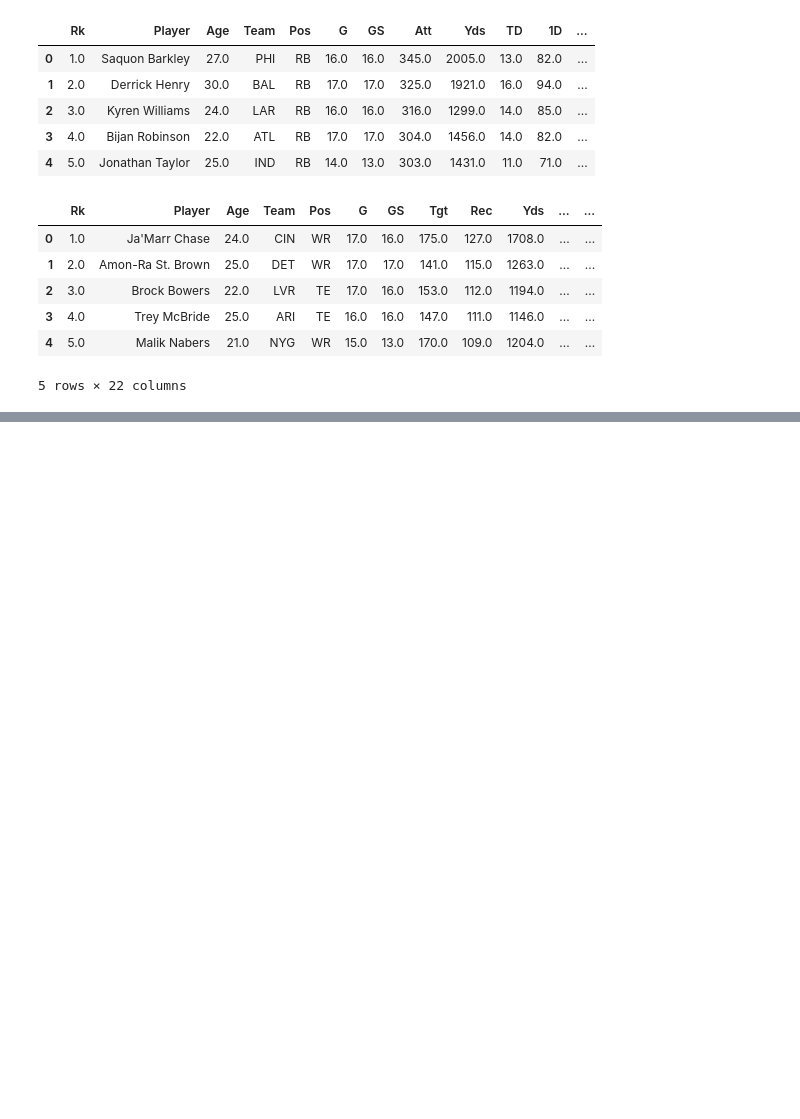
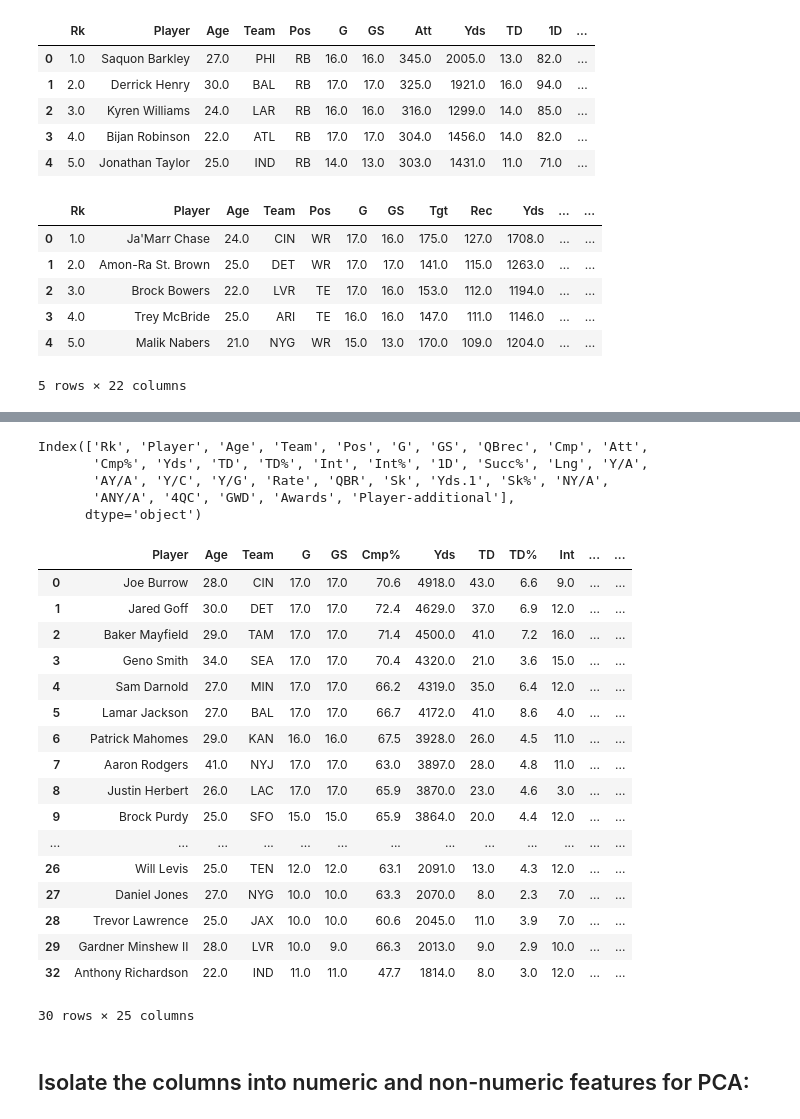
Before and after one commit to jake-lukasik/NFL-Player-Clustering, a Jupyter notebook: code-notebooks/NFL-Player-Clustering-Data-Preprocessing.ipynb, the cells around one changed output, grey strips where cells are left out. Saved outputs shown, nothing was run; the diff lists cells and outputs as text; code cells hidden in the pictures; blank space fills up the shorter version.

```diff
--- a/code-notebooks/NFL-Player-Clustering-Data-Preprocessing.ipynb
+++ b/code-notebooks/NFL-Player-Clustering-Data-Preprocessing.ipynb
@@ -5,7 +5,7 @@
 # %%
 import pandas as pd
 # %%
-passing_basic_stats = pd.read_csv("/Users/jakelukasik/Desktop/GitHub/NFL-Player-Clustering/pro-football-reference-data/Passing-BasicStats.csv")
+passing_basic_stats = pd.read_csv("C:/Users/jakel/OneDrive/Desktop/GitHub/NFL-Player-Clustering/pro-football-reference-data/Passing-BasicStats.csv")
 passing_basic_stats.head()
 # %% [output]
 |  | Rk | Player | Age | Team | Pos | G | GS | QBrec | Cmp | Att | ... | ... |
@@ -38,0 +42,43 @@ receiving_basic_stats.head()
+# %%
+passing_basic_stats.columns
+# %% [output]
+Index(['Rk', 'Player', 'Age', 'Team', 'Pos', 'G', 'GS', 'QBrec', 'Cmp', 'Att',
+       'Cmp%', 'Yds', 'TD', 'TD%', 'Int', 'Int%', '1D', 'Succ%', 'Lng', 'Y/A',
+       'AY/A', 'Y/C', 'Y/G', 'Rate', 'QBR', 'Sk', 'Yds.1', 'Sk%', 'NY/A',
+       'ANY/A', '4QC', 'GWD', 'Awards', 'Player-additional'],
+      dtype='object')
+# %%
+def get_wins(record):
+    if isinstance(record, str) and '-' in record:
+        split_rec = record.split('-')
+        return int(split_rec[0])
+    return 0
+# %%
+passing_basic_stats.drop(columns=['Rk', 'Cmp', 'Att', 'Sk', 'Yds.1', 'Sk%', 'Awards', 'Player-additional'], inplace=True)
+# (Drop sack related stats b/c I'm a Bears fan and those are NOT QB Stats :P )
+passing_basic_stats = passing_basic_stats[passing_basic_stats['Pos'] == 'QB']
+passing_basic_stats = passing_basic_stats[passing_basic_stats['GS'] >= 9]
+passing_basic_stats['QB-Wins'] = passing_basic_stats['QBrec'].apply(get_wins)
+passing_basic_stats.drop(columns=['QBrec', 'Pos'], inplace=True)
+passing_basic_stats
+# %% [output]
+|  | Player | Age | Team | G | GS | Cmp% | Yds | TD | TD% | Int | ... | ... |
+| 0 | Joe Burrow | 28.0 | CIN | 17.0 | 17.0 | 70.6 | 4918.0 | 43.0 | 6.6 | 9.0 | ... | ... |
+| 1 | Jared Goff | 30.0 | DET | 17.0 | 17.0 | 72.4 | 4629.0 | 37.0 | 6.9 | 12.0 | ... | ... |
+| 2 | Baker Mayfield | 29.0 | TAM | 17.0 | 17.0 | 71.4 | 4500.0 | 41.0 | 7.2 | 16.0 | ... | ... |
+| 3 | Geno Smith | 34.0 | SEA | 17.0 | 17.0 | 70.4 | 4320.0 | 21.0 | 3.6 | 15.0 | ... | ... |
+| 4 | Sam Darnold | 27.0 | MIN | 17.0 | 17.0 | 66.2 | 4319.0 | 35.0 | 6.4 | 12.0 | ... | ... |
+| 5 | Lamar Jackson | 27.0 | BAL | 17.0 | 17.0 | 66.7 | 4172.0 | 41.0 | 8.6 | 4.0 | ... | ... |
+| 6 | Patrick Mahomes | 29.0 | KAN | 16.0 | 16.0 | 67.5 | 3928.0 | 26.0 | 4.5 | 11.0 | ... | ... |
+| 7 | Aaron Rodgers | 41.0 | NYJ | 17.0 | 17.0 | 63.0 | 3897.0 | 28.0 | 4.8 | 11.0 | ... | ... |
+| 8 | Justin Herbert | 26.0 | LAC | 17.0 | 17.0 | 65.9 | 3870.0 | 23.0 | 4.6 | 3.0 | ... | ... |
+| 9 | Brock Purdy | 25.0 | SFO | 15.0 | 15.0 | 65.9 | 3864.0 | 20.0 | 4.4 | 12.0 | ... | ... |
+| ... | ... | ... | ... | ... | ... | ... | ... | ... | ... | ... | ... | ... |
+| 26 | Will Levis | 25.0 | TEN | 12.0 | 12.0 | 63.1 | 2091.0 | 13.0 | 4.3 | 12.0 | ... | ... |
+| 27 | Daniel Jones | 27.0 | NYG | 10.0 | 10.0 | 63.3 | 2070.0 | 8.0 | 2.3 | 7.0 | ... | ... |
+| 28 | Trevor Lawrence | 25.0 | JAX | 10.0 | 10.0 | 60.6 | 2045.0 | 11.0 | 3.9 | 7.0 | ... | ... |
+| 29 | Gardner Minshew II | 28.0 | LVR | 10.0 | 9.0 | 66.3 | 2013.0 | 9.0 | 2.9 | 10.0 | ... | ... |
+| 32 | Anthony Richardson | 22.0 | IND | 11.0 | 11.0 | 47.7 | 1814.0 | 8.0 | 3.0 | 12.0 | ... | ... |
+30 rows × 25 columns
+# %% [markdown]
+## Isolate the columns into numeric and non-numeric features for PCA:
```
Also changed, not shown: parts of 4 cells of this notebook, 3 other files.
